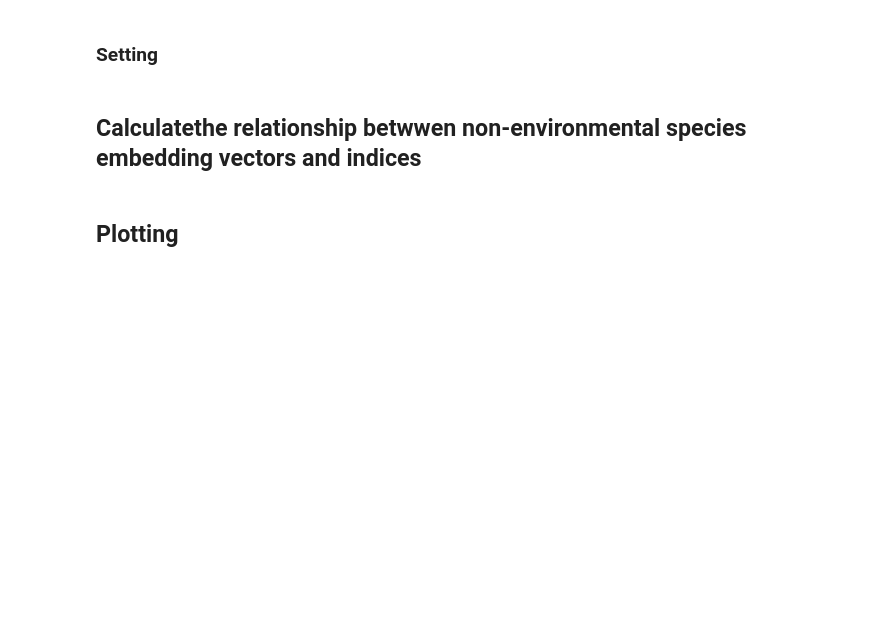
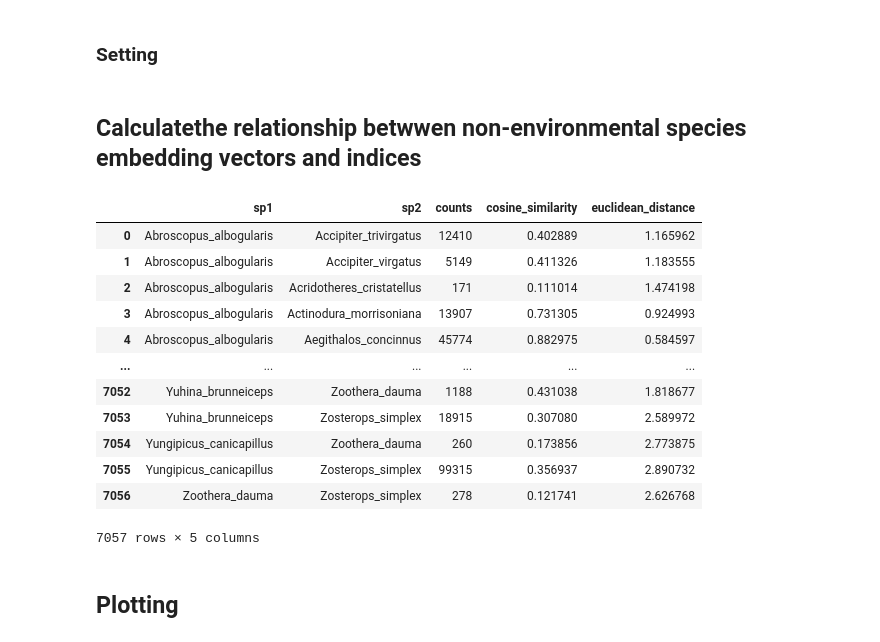
Before and after one commit to KLKua/DeepSDM, a Jupyter notebook: Fig2_embedding.ipynb, the cells around one changed output. Cells and saved outputs as stored; diff of their text form; code cells hidden in the pictures; blank space fills up the shorter version.

```diff
--- a/Fig2_embedding.ipynb
+++ b/Fig2_embedding.ipynb
@@ -84,6 +84,22 @@ for i, data in coocc_counts.iterrows():
 # Assign computed similarity and distance to coocc_counts DataFrame.
 coocc_counts['cosine_similarity'] = cos_similarity_list
 coocc_counts['euclidean_distance'] = euclidean_dist_list
+# %%
+coocc_counts
+# %% [output]
+|  | sp1 | sp2 | counts | cosine_similarity | euclidean_distance |
+| 0 | Abroscopus_albogularis | Accipiter_trivirgatus | 12410 | 0.402889 | 1.165962 |
+| 1 | Abroscopus_albogularis | Accipiter_virgatus | 5149 | 0.411326 | 1.183555 |
+| 2 | Abroscopus_albogularis | Acridotheres_cristatellus | 171 | 0.111014 | 1.474198 |
+| 3 | Abroscopus_albogularis | Actinodura_morrisoniana | 13907 | 0.731305 | 0.924993 |
+| 4 | Abroscopus_albogularis | Aegithalos_concinnus | 45774 | 0.882975 | 0.584597 |
+| ... | ... | ... | ... | ... | ... |
+| 7052 | Yuhina_brunneiceps | Zoothera_dauma | 1188 | 0.431038 | 1.818677 |
+| 7053 | Yuhina_brunneiceps | Zosterops_simplex | 18915 | 0.307080 | 2.589972 |
+| 7054 | Yungipicus_canicapillus | Zoothera_dauma | 260 | 0.173856 | 2.773875 |
+| 7055 | Yungipicus_canicapillus | Zosterops_simplex | 99315 | 0.356937 | 2.890732 |
+| 7056 | Zoothera_dauma | Zosterops_simplex | 278 | 0.121741 | 2.626768 |
+7057 rows × 5 columns
 # %% [markdown]
 ## Plotting
 # %%
```
